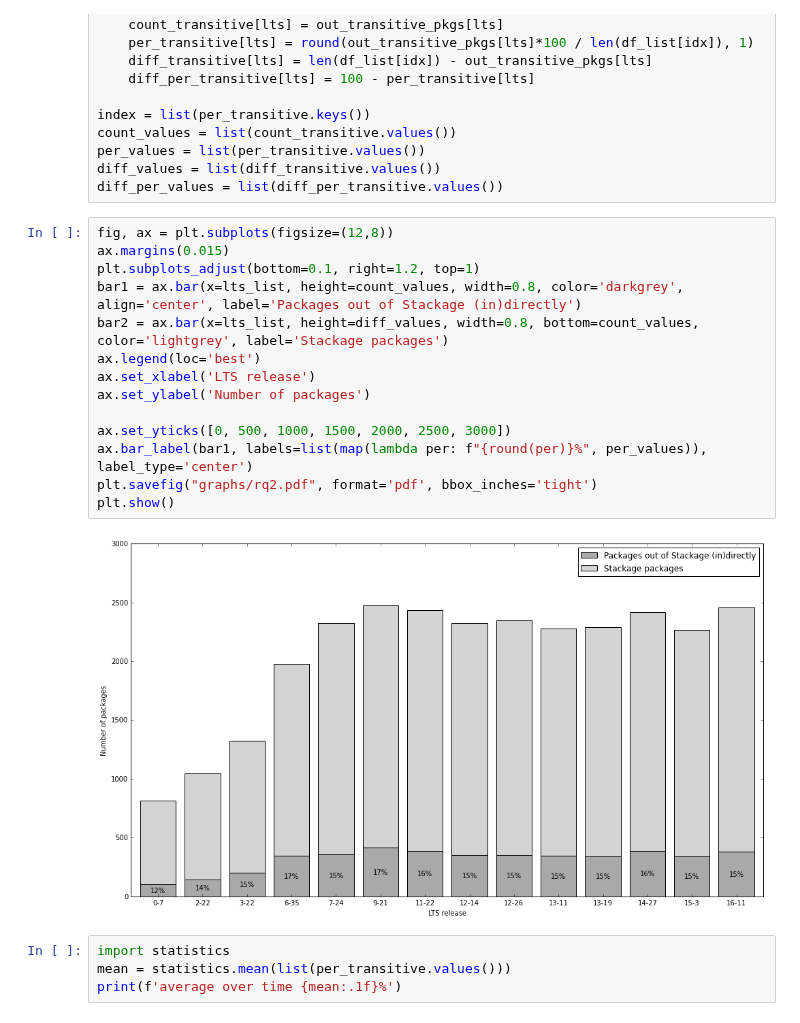
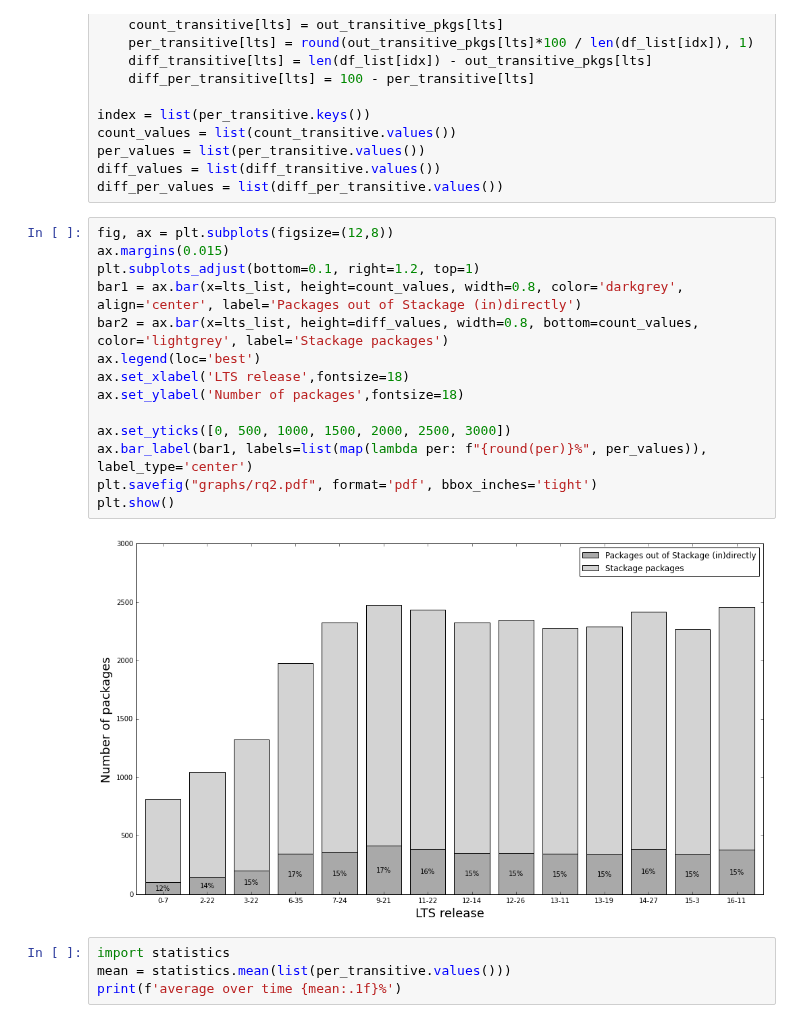
Before and after one commit to pragmaticslaboratory/stackage-evolution, a Jupyter notebook: notebooks/answers.ipynb, the cells around one changed output. Saved outputs shown, nothing was run; the diff lists cells and outputs as text.

```diff
--- a/notebooks/answers.ipynb
+++ b/notebooks/answers.ipynb
@@ -586,19 +582,19 @@ diff_per_values = list(diff_per_transitive.values())
 # %%
 fig, ax = plt.subplots(figsize=(12,8))
 ax.margins(0.015)
 plt.subplots_adjust(bottom=0.1, right=1.2, top=1)
 bar1 = ax.bar(x=lts_list, height=count_values, width=0.8, color='darkgrey', align='center', label='Packages out of Stackage (in)directly')
 bar2 = ax.bar(x=lts_list, height=diff_values, width=0.8, bottom=count_values, color='lightgrey', label='Stackage packages')
 ax.legend(loc='best')
-ax.set_xlabel('LTS release')
-ax.set_ylabel('Number of packages')
+ax.set_xlabel('LTS release',fontsize=18)
+ax.set_ylabel('Number of packages',fontsize=18)
 
 ax.set_yticks([0, 500, 1000, 1500, 2000, 2500, 3000])
 ax.bar_label(bar1, labels=list(map(lambda per: f"{round(per)}%", per_values)), label_type='center')
 plt.savefig("graphs/rq2.pdf", format='pdf', bbox_inches='tight')
 plt.show()
 # %% [output]
-[figure, old version]
+[figure, new version]
 # %%
 import statistics
 mean = statistics.mean(list(per_transitive.values()))
```
Also changed, not shown: parts of 8 cells of this notebook.
